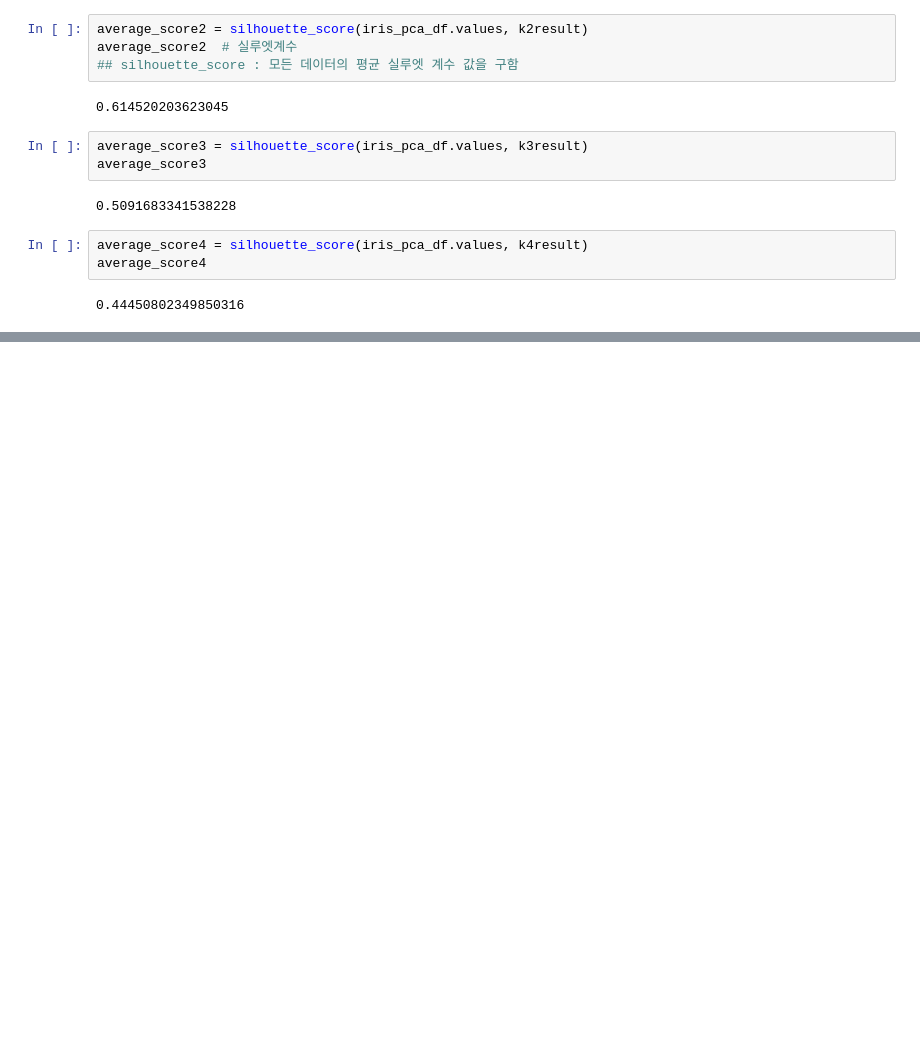
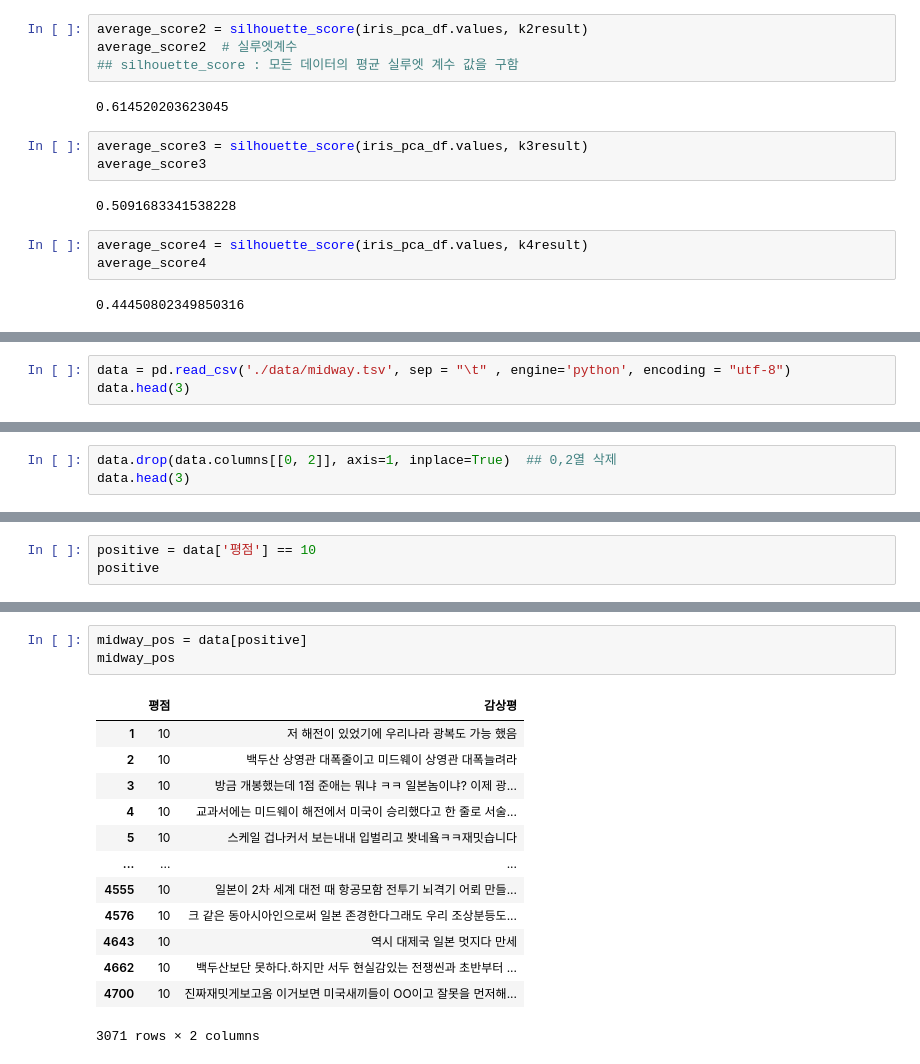
Before and after one commit to dain1403/Machine-Learning, a Jupyter notebook: re기계 학습 실기 평가.ipynb, the cells around one changed output, grey strips where cells are left out. Cells and saved outputs as stored; diff of their text form; blank space fills up the shorter version.

```diff
--- a/re기계 학습 실기 평가.ipynb
+++ b/re기계 학습 실기 평가.ipynb
@@ -278,0 +284,3 @@ average_score4
+# %%
+data = pd.read_csv('./data/midway.tsv', sep = "\t" , engine='python', encoding = "utf-8")
+data.head(3)
@@ -278,0 +292,3 @@ average_score4
+# %%
+data.drop(data.columns[[0, 2]], axis=1, inplace=True)  ## 0,2열 삭제
+data.head(3)
@@ -278,0 +314,3 @@ average_score4
+# %%
+positive = data['평점'] == 10
+positive
@@ -278,0 +346,17 @@ average_score4
+# %%
+midway_pos = data[positive]
+midway_pos
+# %% [output]
+|  | 평점 | 감상평 |
+| 1 | 10 | 저 해전이 있었기에 우리나라 광복도 가능 했음 |
+| 2 | 10 | 백두산 상영관 대폭줄이고 미드웨이 상영관 대폭늘려라 |
+| 3 | 10 | 방금 개봉했는데 1점 준애는 뭐냐 ㅋㅋ 일본놈이냐? 이제 광... |
+| 4 | 10 | 교과서에는 미드웨이 해전에서 미국이 승리했다고 한 줄로 서술... |
+| 5 | 10 | 스케일 겁나커서 보는내내 입벌리고 봣네욬ㅋㅋ재밋습니다 |
+| ... | ... | ... |
+| 4555 | 10 | 일본이 2차 세계 대전 때 항공모함 전투기 뇌격기 어뢰 만들... |
+| 4576 | 10 | 크 같은 동아시아인으로써 일본 존경한다그래도 우리 조상분등도... |
+| 4643 | 10 | 역시 대제국 일본 멋지다 만세 |
+| 4662 | 10 | 백두산보단 못하다.하지만 서두 현실감있는 전쟁씬과 초반부터 ... |
+| 4700 | 10 | 진짜재밋게보고옴 이거보면 미국새끼들이 OO이고 잘못을 먼저해... |
+3071 rows × 2 columns
```
Also changed, not shown: parts of 16 cells of this notebook.
